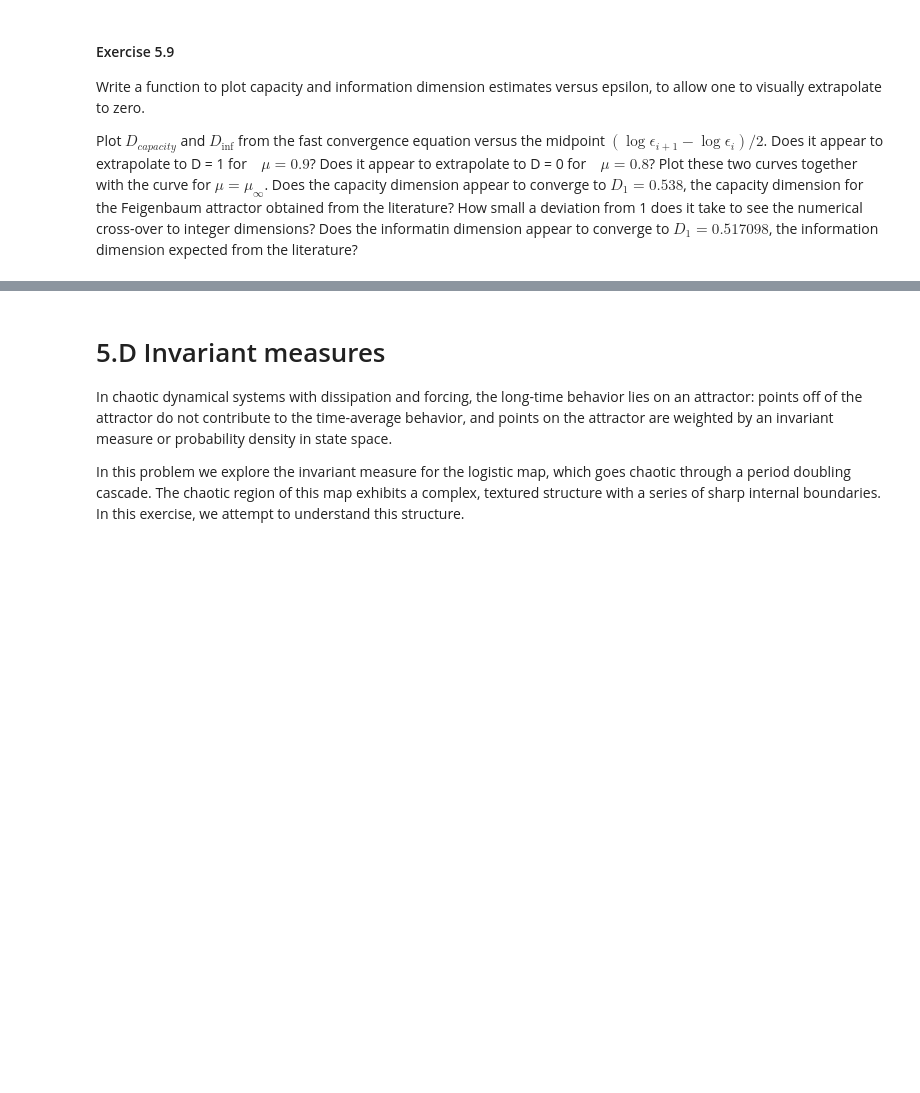
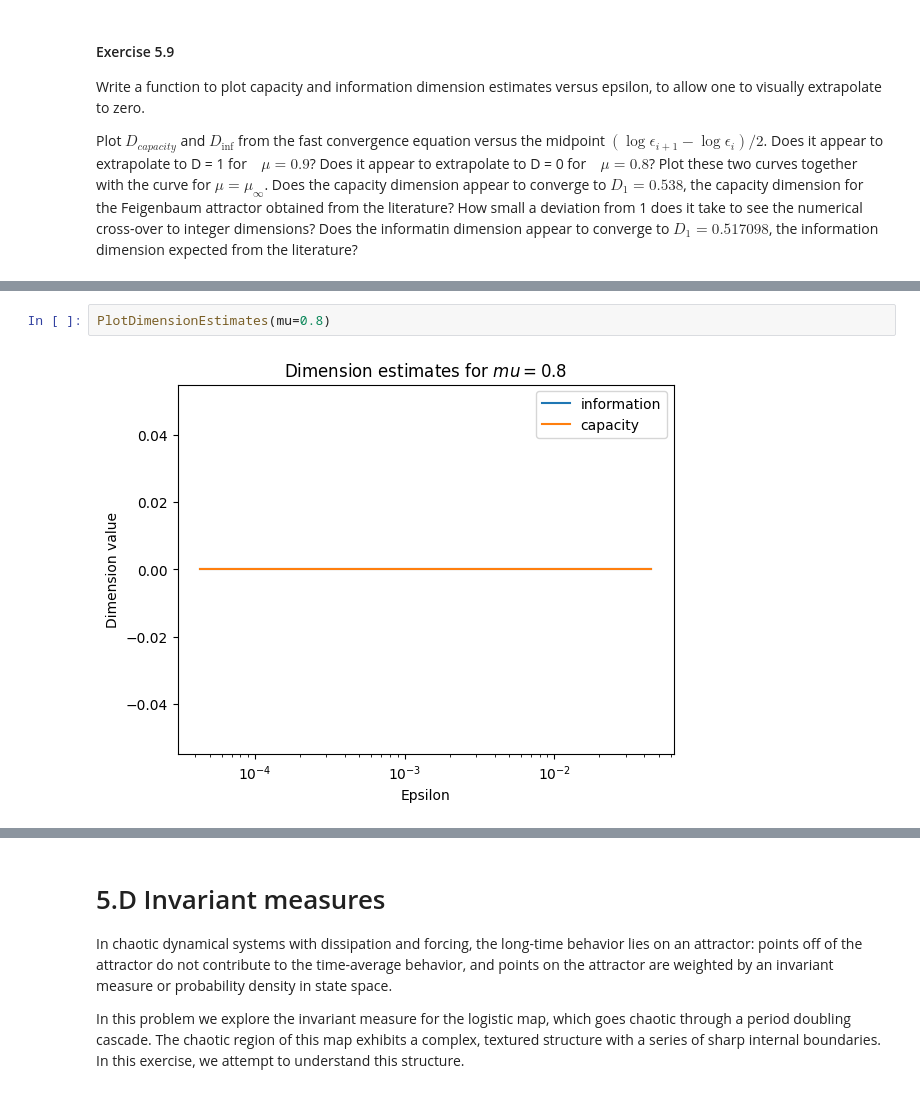
Before and after one commit to stalidzane/complex-systems, a Jupyter notebook: lab5/5-Chaos.ipynb, the cells around one changed output, grey strips where cells are left out. Drawn from its saved outputs; the diff is of its cells as text; blank space fills up the shorter version.

```diff
--- a/lab5/5-Chaos.ipynb
+++ b/lab5/5-Chaos.ipynb
@@ -448,0 +472,4 @@ def PlotDimensionEstimates(mu, nSampleMax = 2**18, \
+# %%
+PlotDimensionEstimates(mu=0.8)
+# %% [output]
+[figure, added]
```
Also changed, not shown: parts of 24 cells of this notebook.
